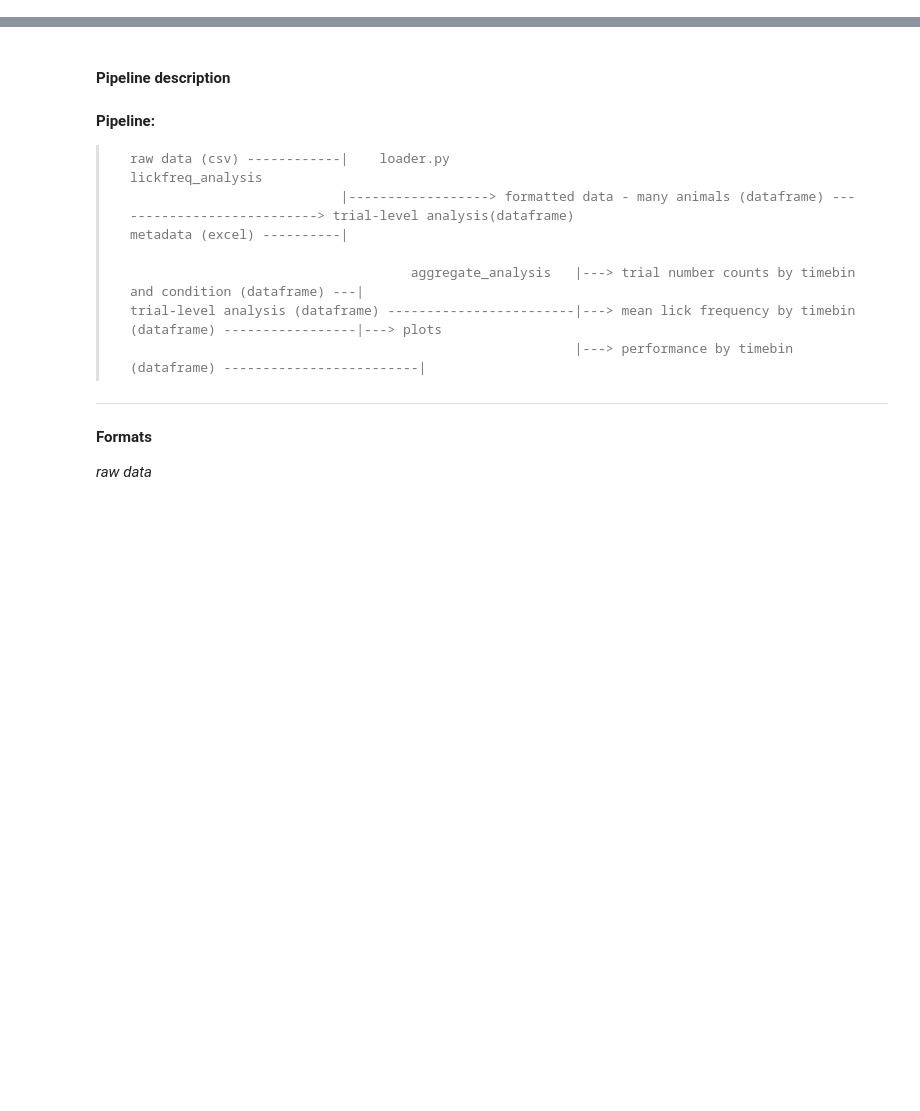
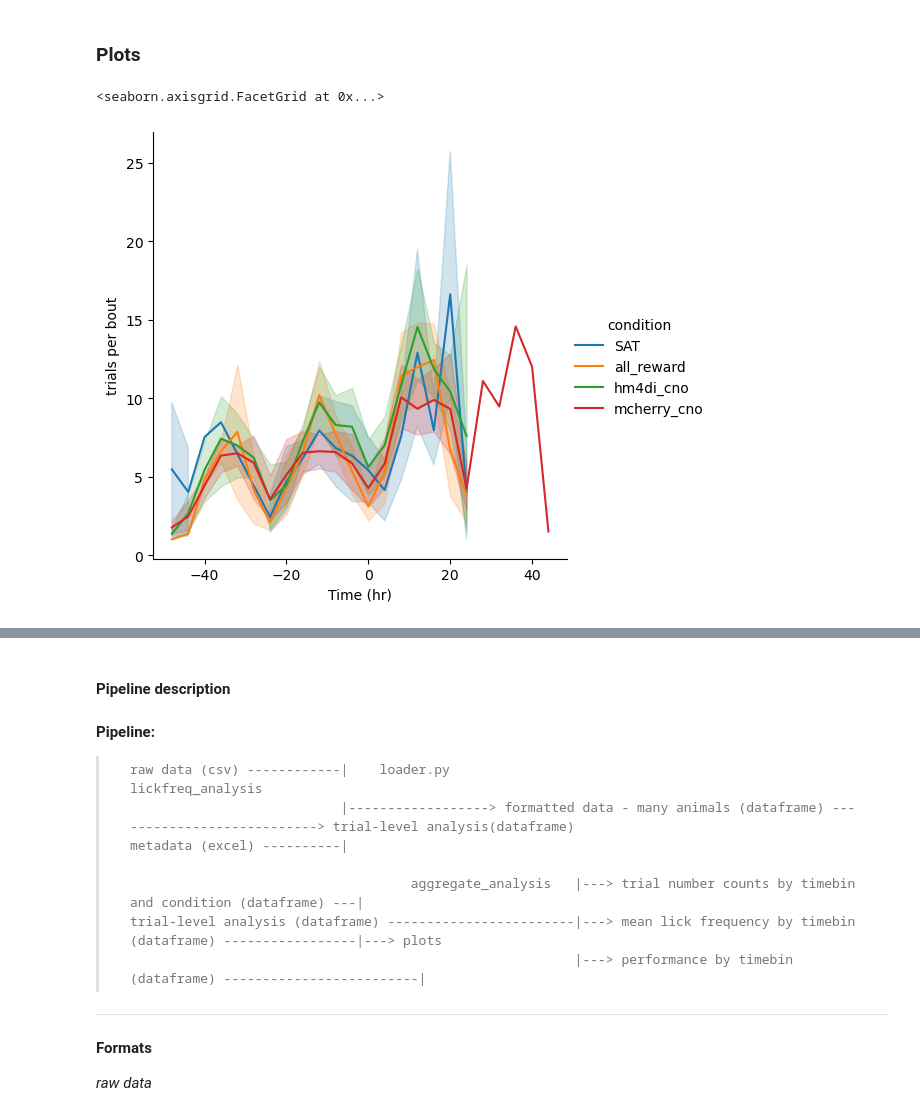
Before and after one commit to barthlab/mouse_analysis, a Jupyter notebook: users/rswind/analysis_pipeline.ipynb, the cells around one changed output, grey strips where cells are left out. Drawn from its saved outputs; the diff is of its cells as text; code cells hidden in the pictures; blank space fills up the shorter version.

```diff
--- a/users/rswind/analysis_pipeline.ipynb
+++ b/users/rswind/analysis_pipeline.ipynb
@@ -61,0 +90,2 @@ Plotting
+# %%
+data = analysis_functions.lickfreq_analysis(df, freq_window, freq_bin, time_bin)
@@ -61,0 +97,2 @@ Plotting
+# %%
+data = analysis_functions.get_bouts(data, ["animal"], "timestamp", "bout no", 2, "min")
@@ -61,0 +104,8 @@ Plotting
+# %%
+trial_ind = ["animal", "trial no"]
+bout_ind = ["animal", "bout no"]
+key = "stimulus"
+n = 5
+cond0 = "stimulus"
+cond1 = "blank"
+data = analysis_functions.get_n_back(data, trial_ind, bout_ind, key, n, cond0, cond1)
@@ -61,0 +117,4 @@ Plotting
+# %%
+# temporary
+
+data = data[data["animal"] != "OSA12"]
@@ -61,0 +144,2 @@ Plotting
+# %% [markdown]
+### Plots
@@ -61,0 +150,11 @@ Plotting
+# %%
+# number of trials per bout over time
+f = data.groupby(["condition", "animal", "Time (hr)", "bout no", "trial no"]).first()
+c = f.groupby(["condition","animal", "Time (hr)", "bout no"]).count()
+m = c.groupby(["condition", "animal", "Time (hr)"]).mean().reset_index()
+m = m[m["condition"] != "dcz_05"]
+g = sns.relplot(data=m, x="Time (hr)", y="lick", hue="condition", kind="line")
+g.set(ylabel="trials per bout")
+# %% [output]
+<seaborn.axisgrid.FacetGrid at 0x...>
+[figure, added]
```
Also changed, not shown: parts of 44 cells of this notebook, 1 other file.
